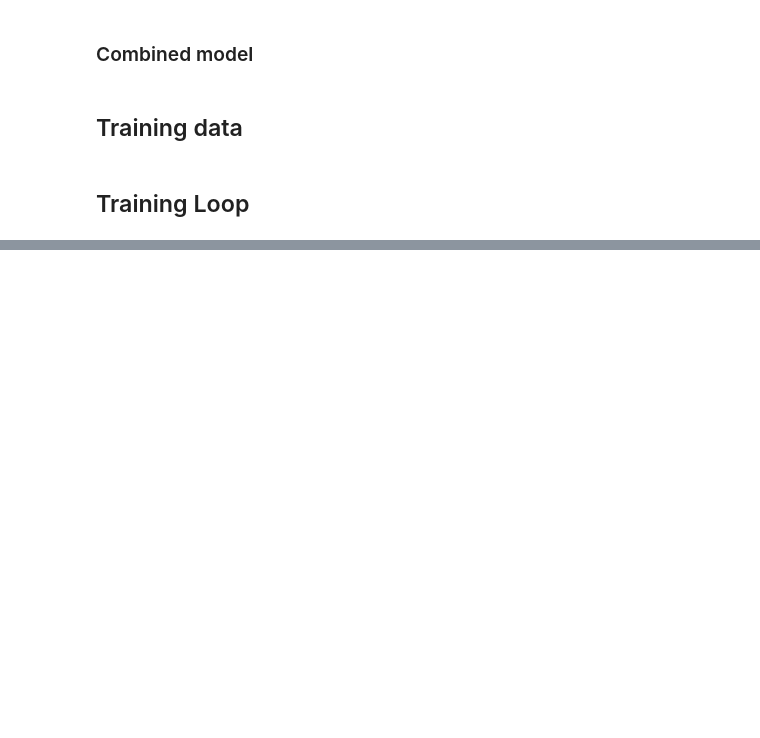
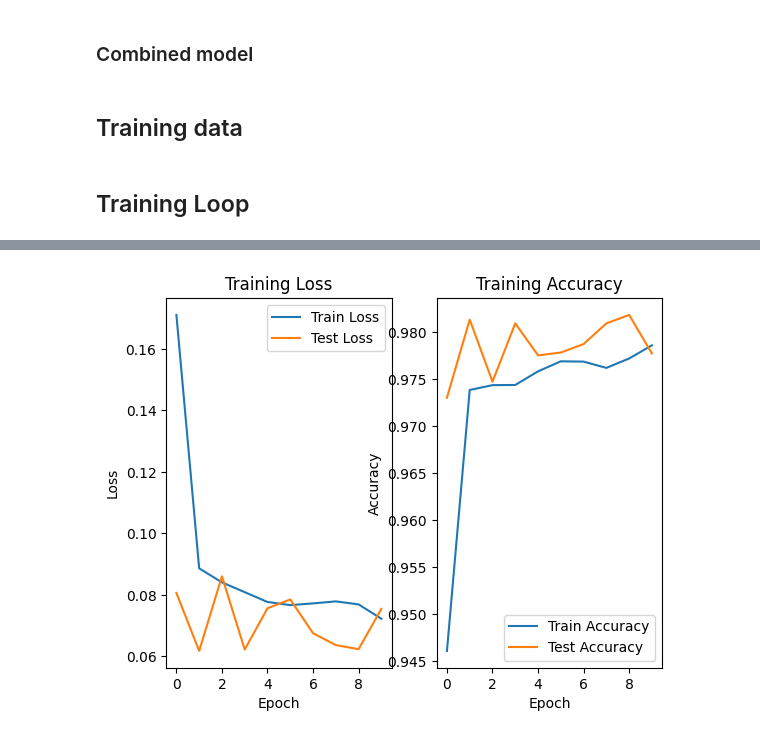
Before and after one commit to Yegor-men/mnist, a Jupyter notebook: mnist_numbers.ipynb, the cells around one changed output, grey strips where cells are left out. Cells and saved outputs as stored; diff of their text form; code cells hidden in the pictures; blank space fills up the shorter version.

```diff
--- a/mnist_numbers.ipynb
+++ b/mnist_numbers.ipynb
@@ -96,7 +100,7 @@ from torch import nn
 class Model(nn.Module):
     def __init__(self, in_channels: int, output_classes: int, hidden_channels: int):
         super().__init__()
-        self.encoder = Encoder(in_channels=in_channels, hidden_channels=hidden_channels)
+        self.encoder = Encoder(in_channels=in_channels, hidden_channels=hidden_channels).to(device=device)
         self.decoder = Decoder(hidden_channels=hidden_channels, output_classes=output_classes).to(device=device)
 
     def forward(self, x):
@@ -145,57 +149,93 @@ test_dataloader = DataLoader(
 # %%
 import torch
 from torch import nn
-import matplotlib.pyplot as plt
 from timeit import default_timer as timer
 import numpy as np
 
-EPOCHS = 2
+EPOCHS = 10
 LEARNING_RATE = 0.01
-UPDATE_PARAMETERS_EVERY = 1
+UPDATE_PARAMETERS_EVERY_NUM_BATCHES = 1
 
 loss_fn = nn.CrossEntropyLoss()
 optimizer = torch.optim.Adam(model.parameters(), lr=LEARNING_RATE)
 
 train_loss_history = []
 test_loss_history = []
-train_acc_history = []
-test_acc_history = []
+train_accuracy_history = []
+test_accuracy_history = []
 current_batch = 0
 
 for epoch in range(EPOCHS):
     model.train()
 
+    train_loss, test_loss = 0, 0
+    train_accuracy, test_accuracy = 0, 0
 
-    for train_batch_index, (x_train, y_train) in enumerate(train_dataloader):
+    for train_batch_index, (X_batch, Y_batch) in enumerate(train_dataloader):
+        x_batch, y_batch = X_batch.to(device=device), Y_batch.to(device=device)
         optimizer.zero_grad()
-        x_train, y_train = x_train.to(device=device), y_train.to(device=device)
-        train_outputs = model(x_train)
-        loss = loss_fn(train_outputs, y_train)
-        train_loss_history.append(loss.item())
+        outputs = model(x_batch)
+        loss = loss_fn(outputs, y_batch)
+        train_loss += loss.item() * len(y_batch)
         current_batch += 1
-        print(f"E {epoch + 1:,}/{EPOCHS:,} | Batch {train_batch_index + 1:,}/{len(train_dataloader):,} | Loss: {loss.item():,}")
         loss.backward()
-        optimizer.step()
+
+        if current_batch % UPDATE_PARAMETERS_EVERY_NUM_BATCHES == 0:
+            optimizer.step()
+            optimizer.zero_grad()
+            current_batch = 0
+
+        print(
+            f"E {epoch + 1:,}/{EPOCHS:,} | Batch {train_batch_index + 1:,}/{len(train_dataloader):,} | Loss: {loss.item():,}")
+
+        predictions = torch.argmax(outputs, dim=1)
+        for index, prediction in enumerate(predictions):
+            if prediction == y_batch[index]:
+                train_accuracy += 1
+
+    train_loss /= len(train_data)
+    train_accuracy /= len(train_data)
+    train_loss_history.append(train_loss)
+    train_accuracy_history.append(train_accuracy)
 
     with torch.inference_mode():
         model.eval()
-        for test_batch_index, (x_test, y_test) in enumerate(test_dataloader):
-            x_test, y_test = x_test.to(device=device), y_test.to(device=device)
-            test_outputs = model(x_test)
-            test_loss = loss_fn(test_outputs, y_test)
-            test_loss_history.append(test_loss.item())
-            print(f"E {epoch + 1:,}/{EPOCHS:,} | Test batch {test_batch_index + 1:,}/{len(test_dataloader):,} | Loss: {test_loss.item():,}")
+        for test_batch_index, (X_batch, Y_batch) in enumerate(test_dataloader):
+            x_batch, y_batch = X_batch.to(device=device), Y_batch.to(device=device)
+            outputs = model(x_batch)
+            loss = loss_fn(outputs, y_batch)
+            test_loss += loss.item() * len(y_batch)
 
-train_x = np.arange(len(train_loss_history))  # Train loss x-axis
-test_x = np.linspace(0, len(train_loss_history)-1, len(test_loss_history))
+            print(
+                f"E {epoch + 1:,}/{EPOCHS:,} | Test batch {test_batch_index + 1:,}/{len(test_dataloader):,} | Loss: {loss.item():,}")
 
-plt.figure(figsize=(8, 5))
-plt.plot(train_x, train_loss_history, label='Train Loss', marker='o')
-plt.plot(test_x, test_loss_history, label='Test Loss', marker='s')
+            predictions = torch.argmax(outputs, dim=1)
+            for index, prediction in enumerate(predictions):
+                if prediction == y_batch[index]:
+                    test_accuracy += 1
 
-plt.xlabel("Epoch")
-plt.ylabel("Loss")
-plt.title("Train vs Test Loss")
-plt.legend()
-plt.grid(True)
+    test_loss /= len(test_data)
+    test_accuracy /= len(test_data)
+    test_loss_history.append(test_loss)
+    test_accuracy_history.append(test_accuracy)
+
+import matplotlib.pyplot as plt
+
+fig, (ax1, ax2) = plt.subplots(1, 2)
+
+ax1.plot(train_loss_history, label='Train Loss')
+ax1.plot(test_loss_history, label='Test Loss')
+ax1.title.set_text('Training Loss')
+ax1.set_xlabel('Epoch')
+ax1.set_ylabel('Loss')
+ax1.legend()
+
+ax2.plot(train_accuracy_history, label='Train Accuracy')
+ax2.plot(test_accuracy_history, label='Test Accuracy')
+ax2.title.set_text('Training Accuracy')
+ax2.set_xlabel('Epoch')
+ax2.set_ylabel('Accuracy')
+ax2.legend()
+
 plt.show()
+# %% [output]
@@ -201,0 +259 @@ plt.show()
+[figure, added]
```
Also changed, not shown: parts of 2 cells of this notebook.
